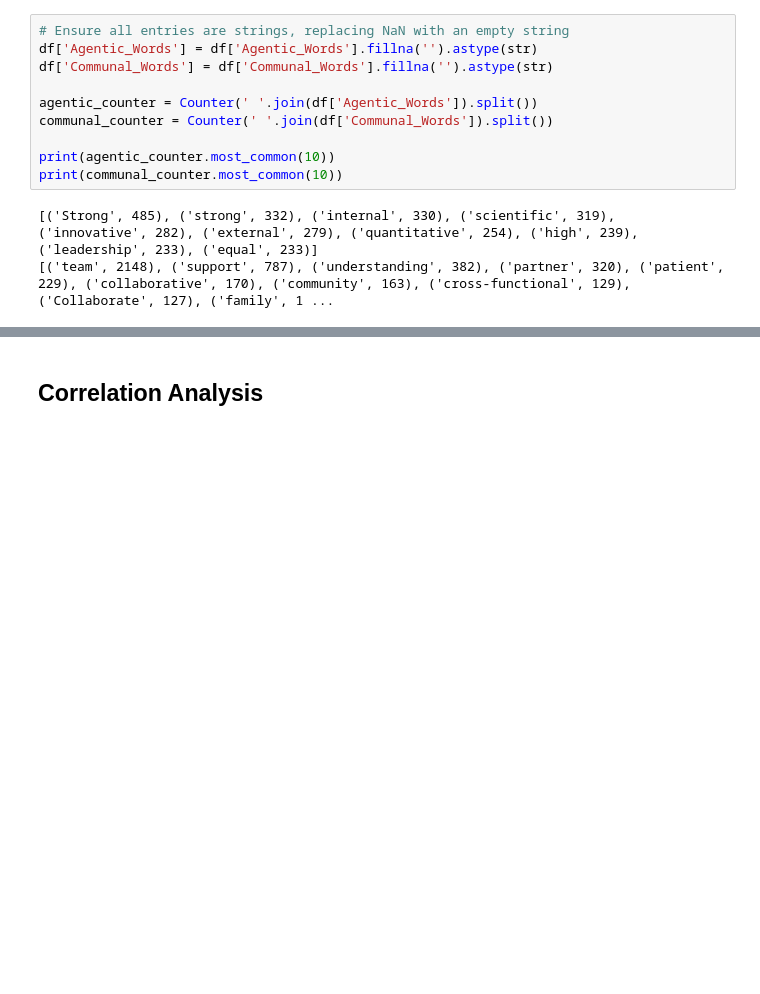
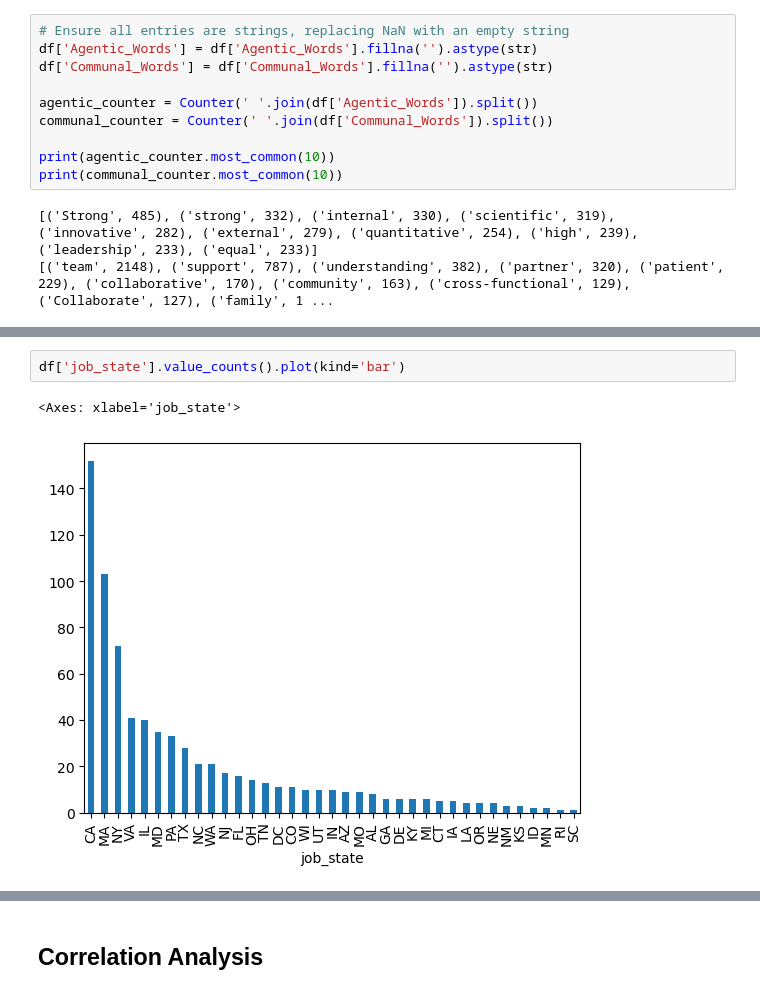
Before and after one commit to AnalysisKris/Finley_Capstone, a Jupyter notebook: EDA/eda.ipynb, the cells around one changed output, grey strips where cells are left out. Cells and saved outputs as stored; diff of their text form; blank space fills up the shorter version.

```diff
--- a/EDA/eda.ipynb
+++ b/EDA/eda.ipynb
@@ -114,0 +291,5 @@ df['Industry'].value_counts().plot(kind='bar')
+# %%
+df['job_state'].value_counts().plot(kind='bar')
+# %% [output]
+<Axes: xlabel='job_state'>
+[figure, added]
```
Also changed, not shown: parts of 79 cells of this notebook, 13 other files.
